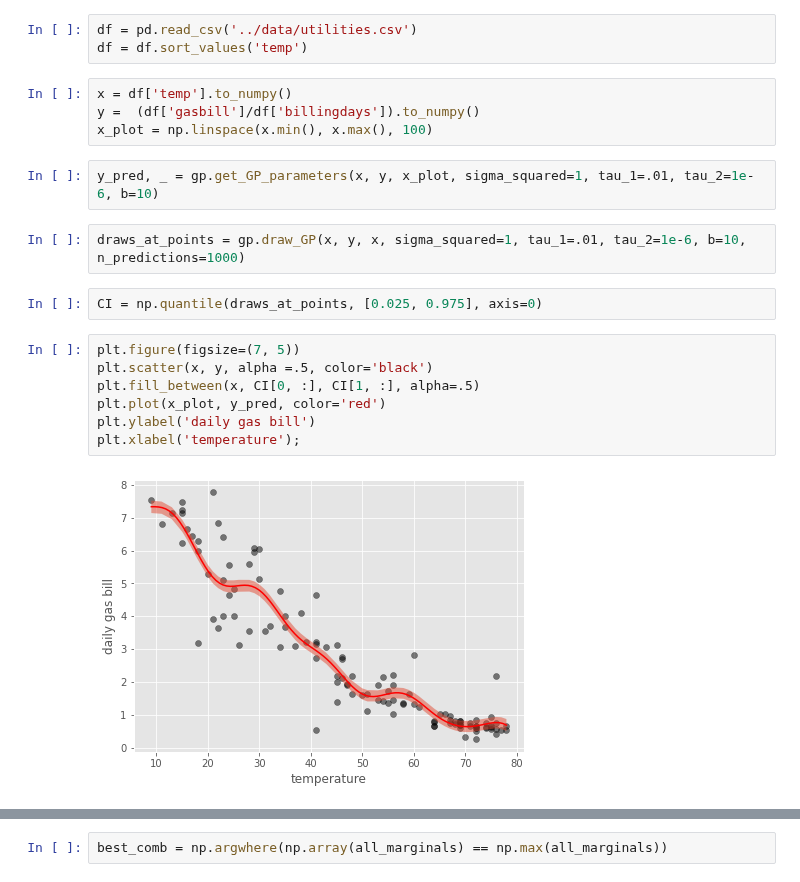
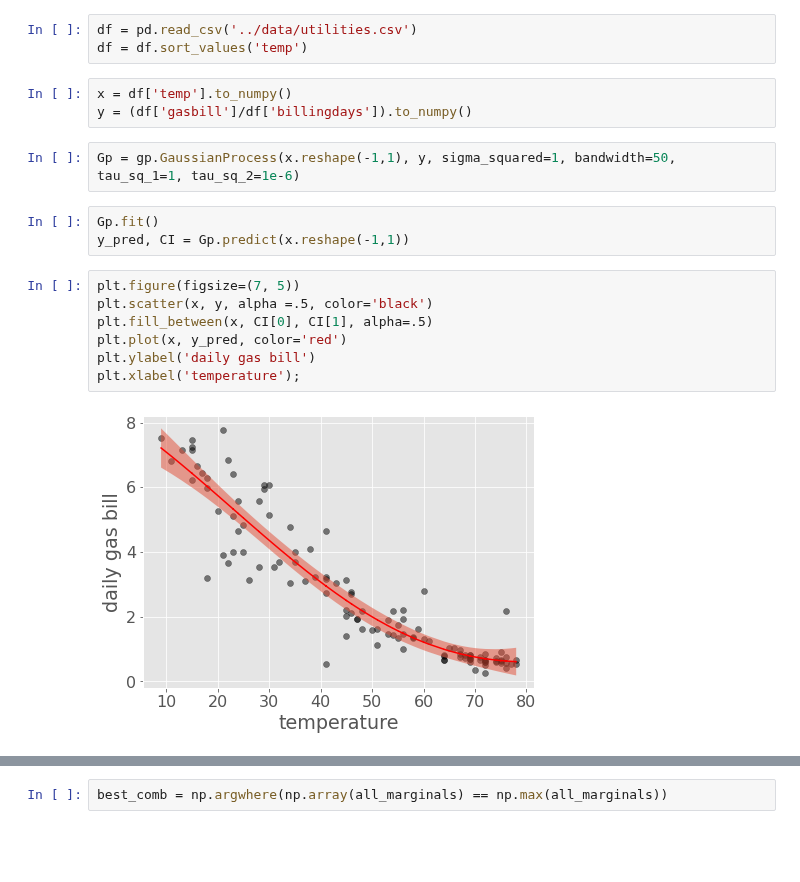
Before and after one commit to JulietteFranque/SDS383D_JF, a Jupyter notebook: exercises-06/notebooks/utilities.ipynb, the cells around one changed output, grey strips where cells are left out. Drawn from its saved outputs; the diff is of its cells as text; blank space fills up the shorter version.

```diff
--- a/exercises-06/notebooks/utilities.ipynb
+++ b/exercises-06/notebooks/utilities.ipynb
@@ -11,20 +14,18 @@ df = pd.read_csv('../data/utilities.csv')
 df = df.sort_values('temp')
 # %%
 x = df['temp'].to_numpy()
-y =  (df['gasbill']/df['billingdays']).to_numpy()
-x_plot = np.linspace(x.min(), x.max(), 100)
+y = (df['gasbill']/df['billingdays']).to_numpy()
-# %%
-y_pred, _ = gp.get_GP_parameters(x, y, x_plot, sigma_squared=1, tau_1=.01, tau_2=1e-6, b=10)
+# %%
+Gp = gp.GaussianProcess(x.reshape(-1,1), y, sigma_squared=1, bandwidth=50, tau_sq_1=1, tau_sq_2=1e-6)
 # %%
-draws_at_points = gp.draw_GP(x, y, x, sigma_squared=1, tau_1=.01, tau_2=1e-6, b=10, n_predictions=1000)
+Gp.fit()
+y_pred, CI = Gp.predict(x.reshape(-1,1))
-# %%
-CI = np.quantile(draws_at_points, [0.025, 0.975], axis=0)
 # %%
 plt.figure(figsize=(7, 5))
 plt.scatter(x, y, alpha =.5, color='black')
-plt.fill_between(x, CI[0, :], CI[1, :], alpha=.5)
-plt.plot(x_plot, y_pred, color='red')
+plt.fill_between(x, CI[0], CI[1], alpha=.5)
+plt.plot(x, y_pred, color='red')
 plt.ylabel('daily gas bill')
 plt.xlabel('temperature');
 # %% [output]
-[figure, old version]
+[figure, new version]
```
Also changed, not shown: parts of 7 cells of this notebook, 5 other files.
